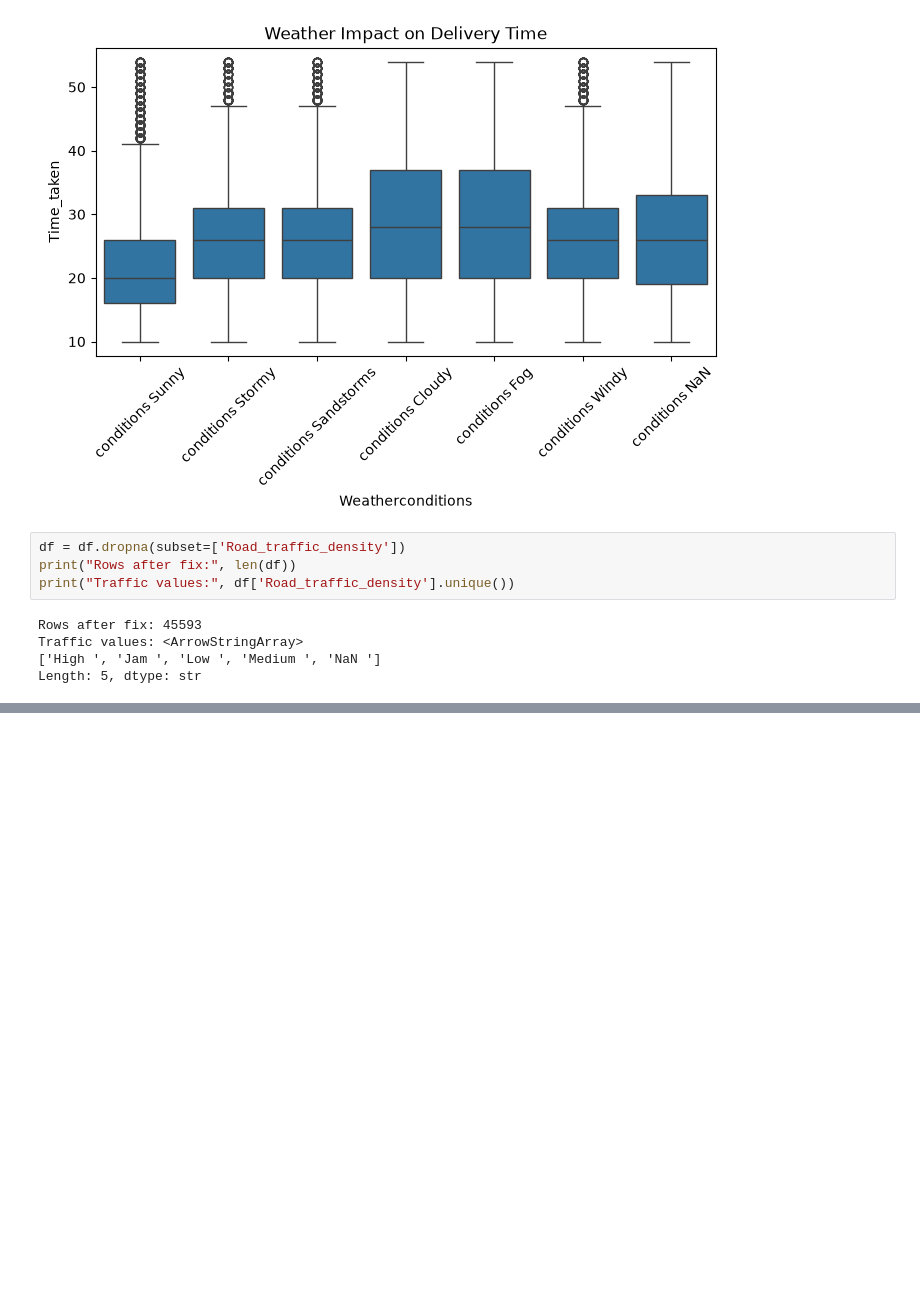
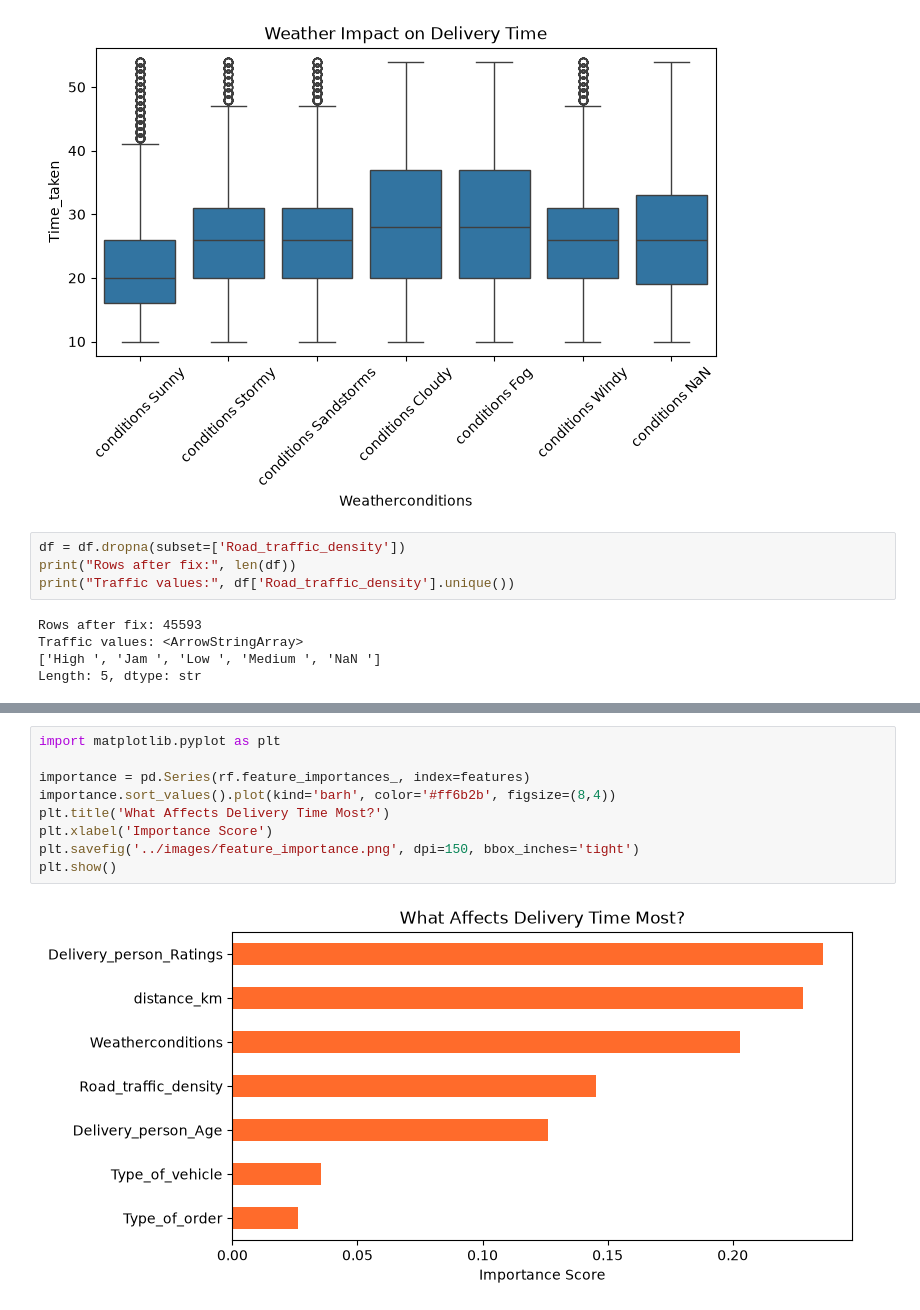
Before and after one commit to Laxmi123-coder/food-delivery-eta-prediction, a Jupyter notebook: notebooks/analysis.ipynb, the cells around one changed output, grey strips where cells are left out. Drawn from its saved outputs; the diff is of its cells as text; blank space fills up the shorter version.

```diff
--- a/notebooks/analysis.ipynb
+++ b/notebooks/analysis.ipynb
@@ -206,0 +545,11 @@ plt.show()
+# %%
+import matplotlib.pyplot as plt
+
+importance = pd.Series(rf.feature_importances_, index=features)
+importance.sort_values().plot(kind='barh', color='#ff6b2b', figsize=(8,4))
+plt.title('What Affects Delivery Time Most?')
+plt.xlabel('Importance Score')
+plt.savefig('../images/feature_importance.png', dpi=150, bbox_inches='tight')
+plt.show()
+# %% [output]
+[figure, added]
```
Also changed, not shown: parts of 20 cells of this notebook, 1 other file.
